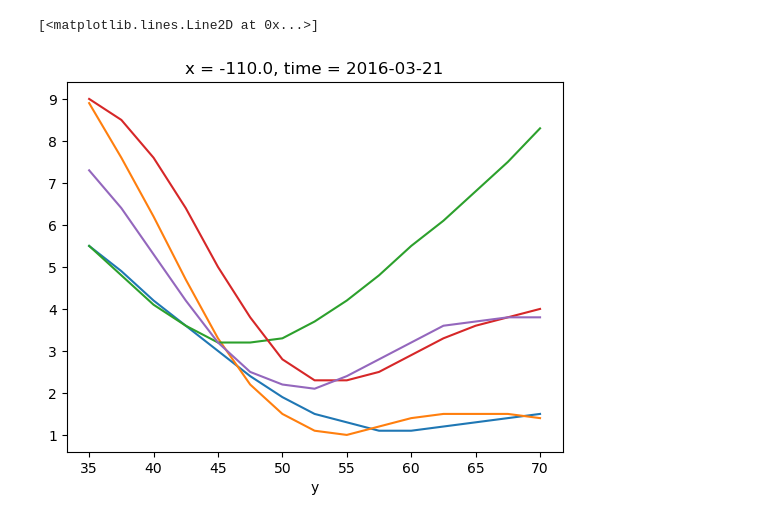
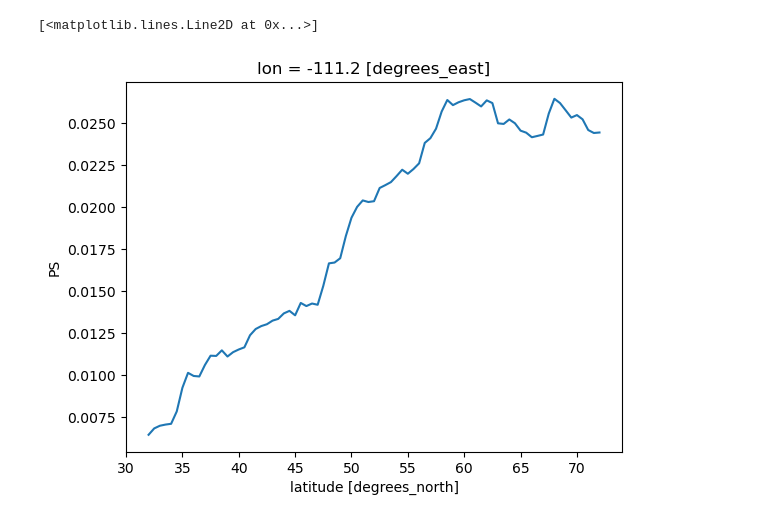
Before and after one commit to rpalomaki/SWE_error_analysis, a Jupyter notebook: src/analysis/play/figure3_transect.ipynb, the cells around one changed output. Drawn from its saved outputs; the diff is of its cells as text; code cells hidden in the pictures.

```diff
--- a/src/analysis/play/figure3_transect.ipynb
+++ b/src/analysis/play/figure3_transect.ipynb
@@ -56,10 +28,6 @@ ion_transect = ion.sel(y = slice(ymax, ymin)).sel(x = x, method = 'nearest')
-# %%
-ion_transect.isel(time = 0).plot()
-ion_transect.isel(time = 12).plot()
-ion_transect.isel(time = 240).plot()
-ion_transect.isel(time = 40).plot()
-ion_transect.isel(time = 80).plot()
-# %% [output]
-[<matplotlib.lines.Line2D at 0x...>]
-[figure, removed]
+# %%
+swe_from_phase(dry_atmosphere(np.abs(pressure_transect - pressure_transect.shift(time=12)).median('time'))).plot(label = 'pressure')
+# %% [output]
+[<matplotlib.lines.Line2D at 0x...>]
+[figure, added]
 # %%
```
Also changed, not shown: parts of 6 cells of this notebook, 10 other files.
